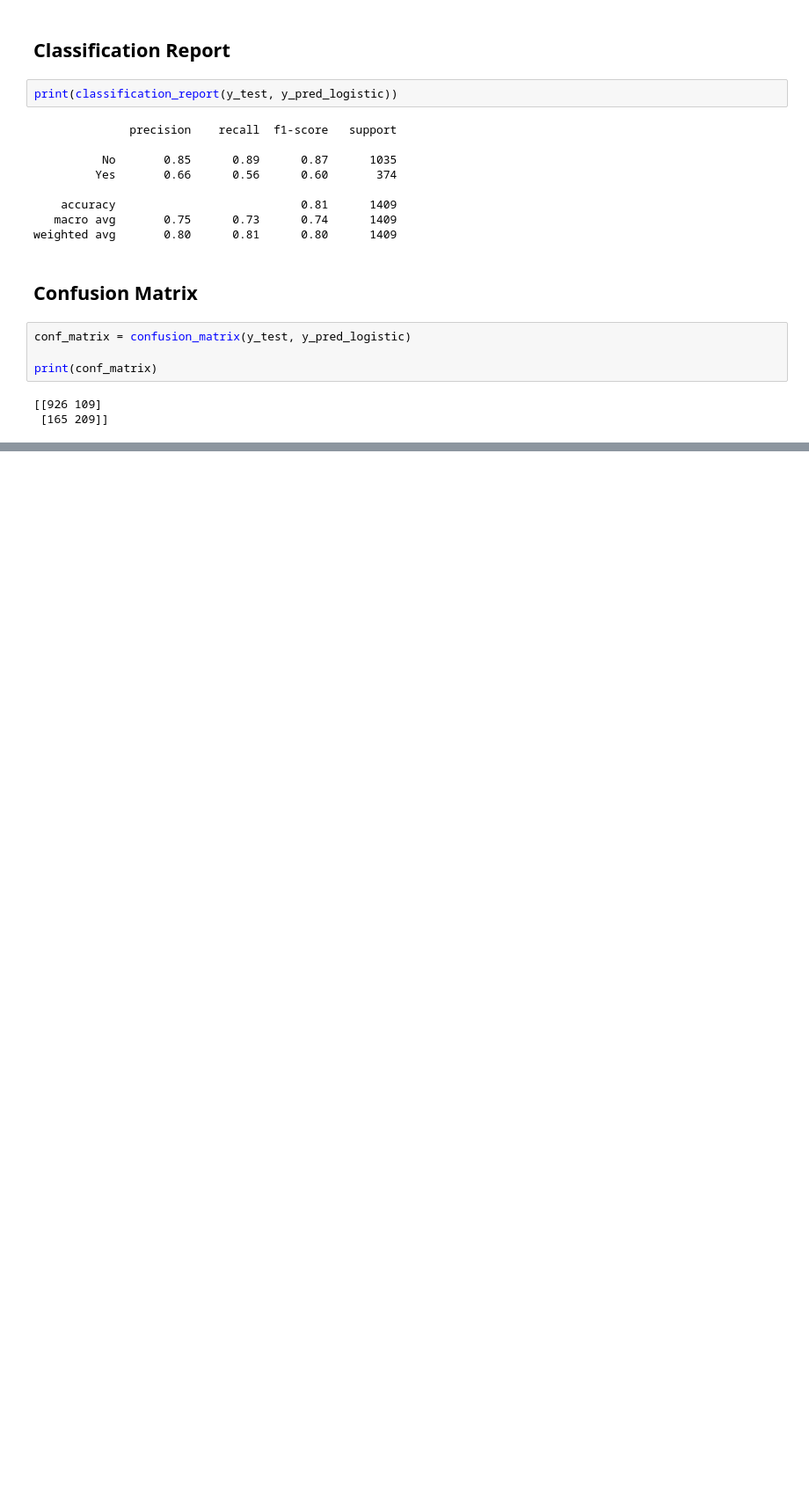
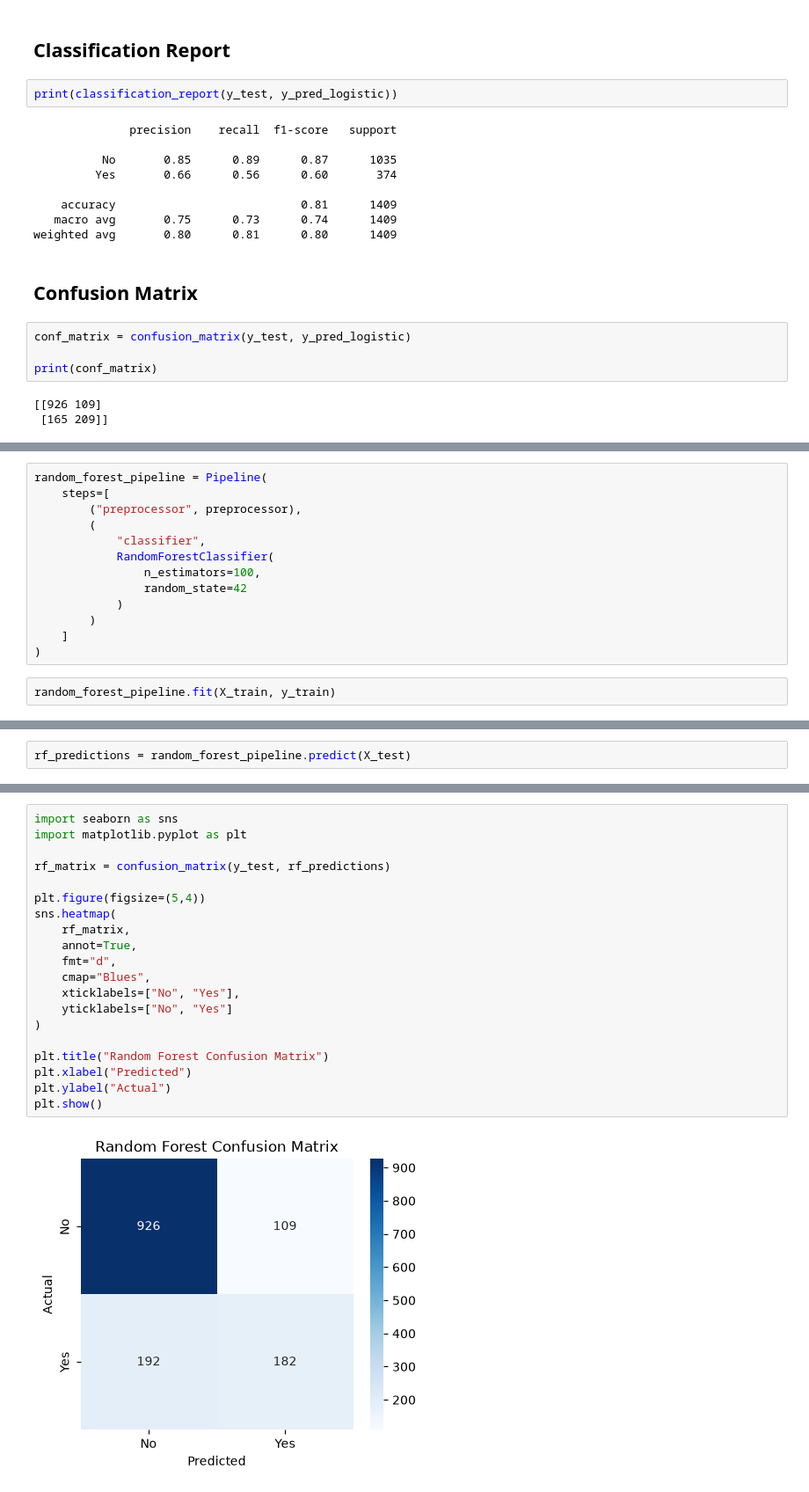
Before and after one commit to devisriparvathi-junjuri/Customer_Churn_Analytics, a Jupyter notebook: ML_Model/02_Model_Training.ipynb, the cells around one changed output, grey strips where cells are left out. Shown at 88% size. Drawn from its saved outputs; the diff is of its cells as text; blank space fills up the shorter version.

Commit message:
feat: add Random Forest, XGBoost and model comparison

```diff
--- a/ML_Model/02_Model_Training.ipynb
+++ b/ML_Model/02_Model_Training.ipynb
@@ -220,0 +227,15 @@ print(conf_matrix)
+# %%
+random_forest_pipeline = Pipeline(
+    steps=[
+        ("preprocessor", preprocessor),
+        (
+            "classifier",
+            RandomForestClassifier(
+                n_estimators=100,
+                random_state=42
+            )
+        )
+    ]
+)
+# %%
+random_forest_pipeline.fit(X_train, y_train)
@@ -220,0 +260,2 @@ print(conf_matrix)
+# %%
+rf_predictions = random_forest_pipeline.predict(X_test)
@@ -220,0 +318,22 @@ print(conf_matrix)
+# %%
+import seaborn as sns
+import matplotlib.pyplot as plt
+
+rf_matrix = confusion_matrix(y_test, rf_predictions)
+
+plt.figure(figsize=(5,4))
+sns.heatmap(
+    rf_matrix,
+    annot=True,
+    fmt="d",
+    cmap="Blues",
+    xticklabels=["No", "Yes"],
+    yticklabels=["No", "Yes"]
+)
+
+plt.title("Random Forest Confusion Matrix")
+plt.xlabel("Predicted")
+plt.ylabel("Actual")
+plt.show()
+# %% [output]
+[figure, added]
```
Also changed, not shown: parts of 26 cells of this notebook.
